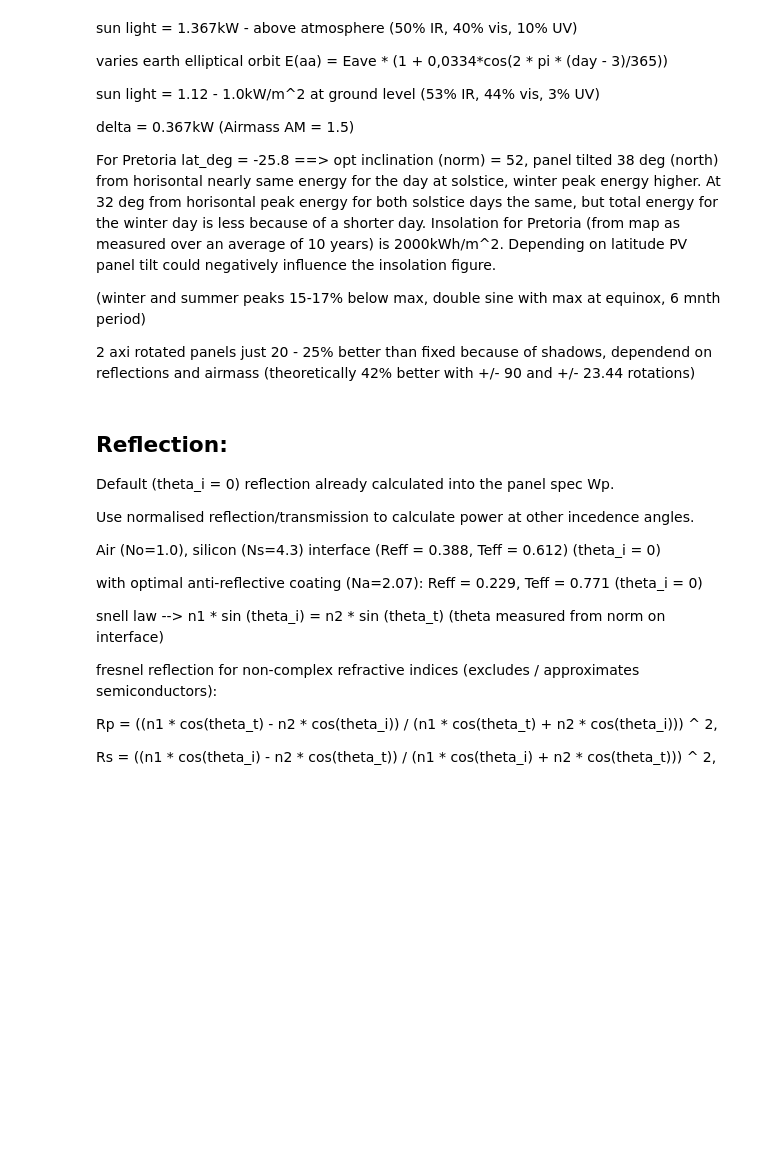
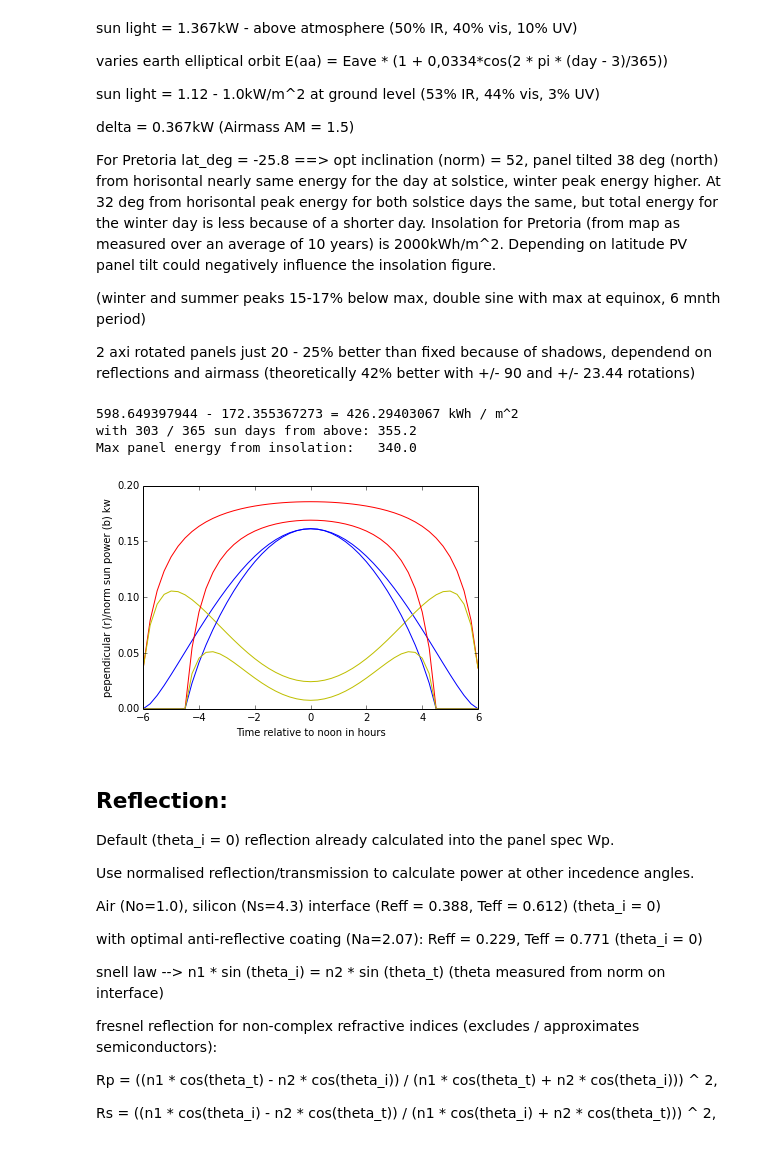
Before and after one commit to eswedwin/DiySolar, a Jupyter notebook: python(pyzo)/PV_tou.ipynb, the cells around one changed output. Cells and saved outputs as stored; diff of their text form; code cells hidden in the pictures; blank space fills up the shorter version.

```diff
--- a/python(pyzo)/PV_tou.ipynb
+++ b/python(pyzo)/PV_tou.ipynb
@@ -131,34 +130,39 @@ tilt_ns_rad = np.radians(TILT_NS_deg)
 tilt_ew_rad = np.radians(TILT_EW_deg)
 if (AXI == 2):
     tilt_ns_rad = sun_latitude_rad(days) - own_latitude_rad
 if (AXI >= 1):
     tilt_ew_rad = -hours_rad
 
 AM = norm_air_mass(days)                                # mostly absorbtion and raleigh scattering
 NSV = norm_sun_vector(days, tilt_ns_rad, tilt_ew_rad)
 pepend_sun_power_kw = 1.367 - (AM + 0.5) * 0.367 / 2.0  # per square m (0.5 = reflection of atmos)
 pepend_sun_power_kw = pepend_sun_power_kw * (pepend_sun_power_kw > 0)  # force positive only
 pepend_sun_power_kw = pepend_sun_power_kw * MODULE_eff  # max power from panel if follow sun
 norm_panel_power_kw = pepend_sun_power_kw * NSV[:, :, 2]   # norm_pepend_area = z
 #print(AM[NOON], pepend_sun_power_kw[NOON])
 
-if (0):
+if (1):
     scale = INTERVAL_hours * 365 / size(days)
     panel_energy = np.sum(norm_panel_power_kw) * scale
     print(np.sum(pepend_sun_power_kw) * scale, '-',\
           np.sum(pepend_sun_power_kw - norm_panel_power_kw) * scale, '=',\
           panel_energy, 'kWh / m^2')
     print('with 303 / 365 sun days from above:', (panel_energy * 5 / 6).round(1))
     print('Max panel energy from insolation:  ', INSOLATION * MODULE_eff)
     plot(hours, pepend_sun_power_kw[0], '-r')
     plot(hours, norm_panel_power_kw[0], '-b')
     plot(hours, pepend_sun_power_kw[0]-norm_panel_power_kw[0], '-y')
     plot(hours, pepend_sun_power_kw[DAYS_SIZE // 2], '-r')
     plot(hours, norm_panel_power_kw[DAYS_SIZE // 2], '-b')
     plot(hours, pepend_sun_power_kw[DAYS_SIZE // 2]-norm_panel_power_kw[DAYS_SIZE // 2], '-y')
     xlabel('Time relative to noon in hours')
     ylabel('pependicular (r)/norm sun power (b) kw')
     show()
+# %% [output]
+598.649397944 - 172.355367273 = 426.29403067 kWh / m^2
+with 303 / 365 sun days from above: 355.2
+Max panel energy from insolation:   340.0
+[figure, added]
 # %% [markdown]
 Reflection:
 -----------
```
Also changed, not shown: parts of 6 cells of this notebook.
